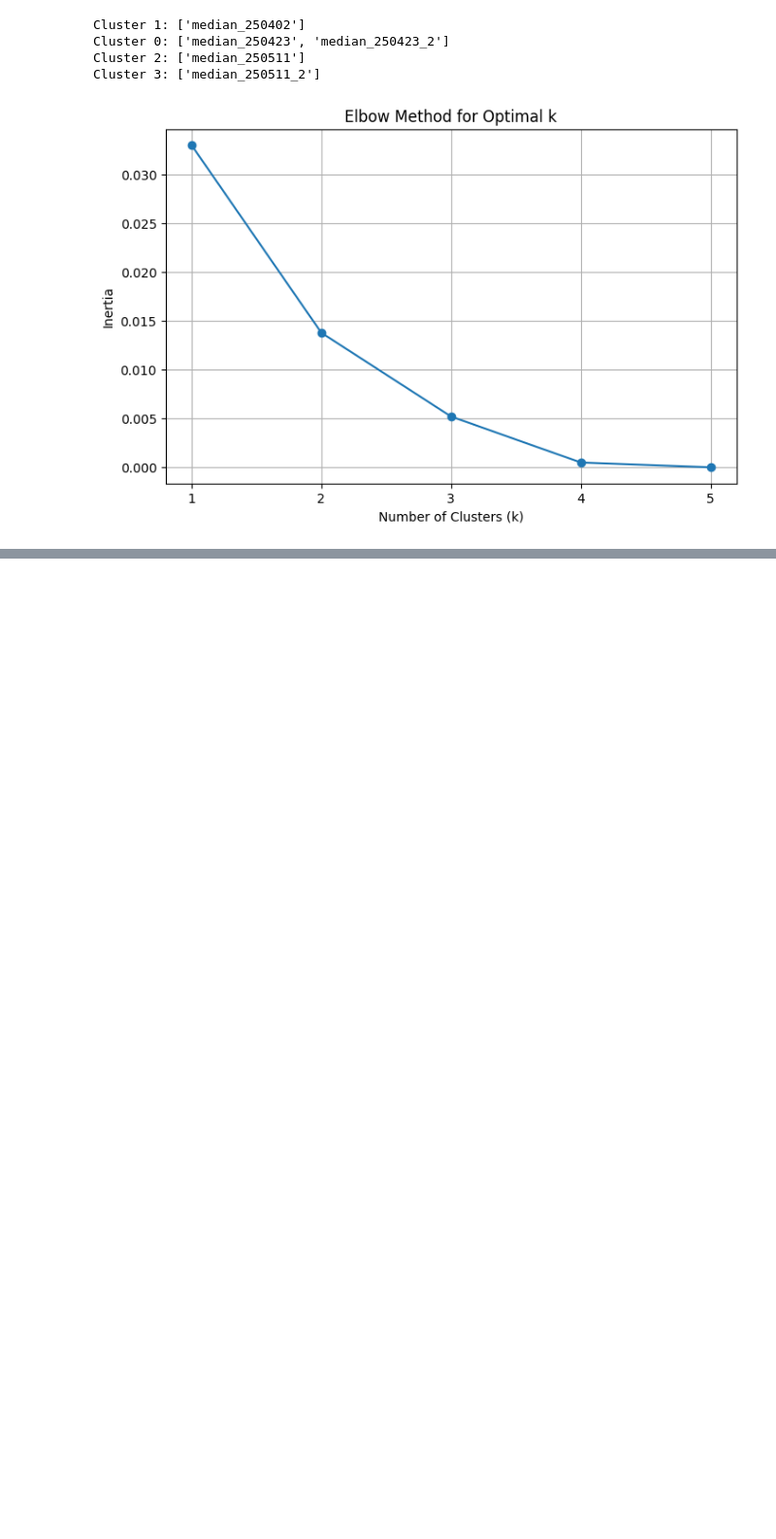
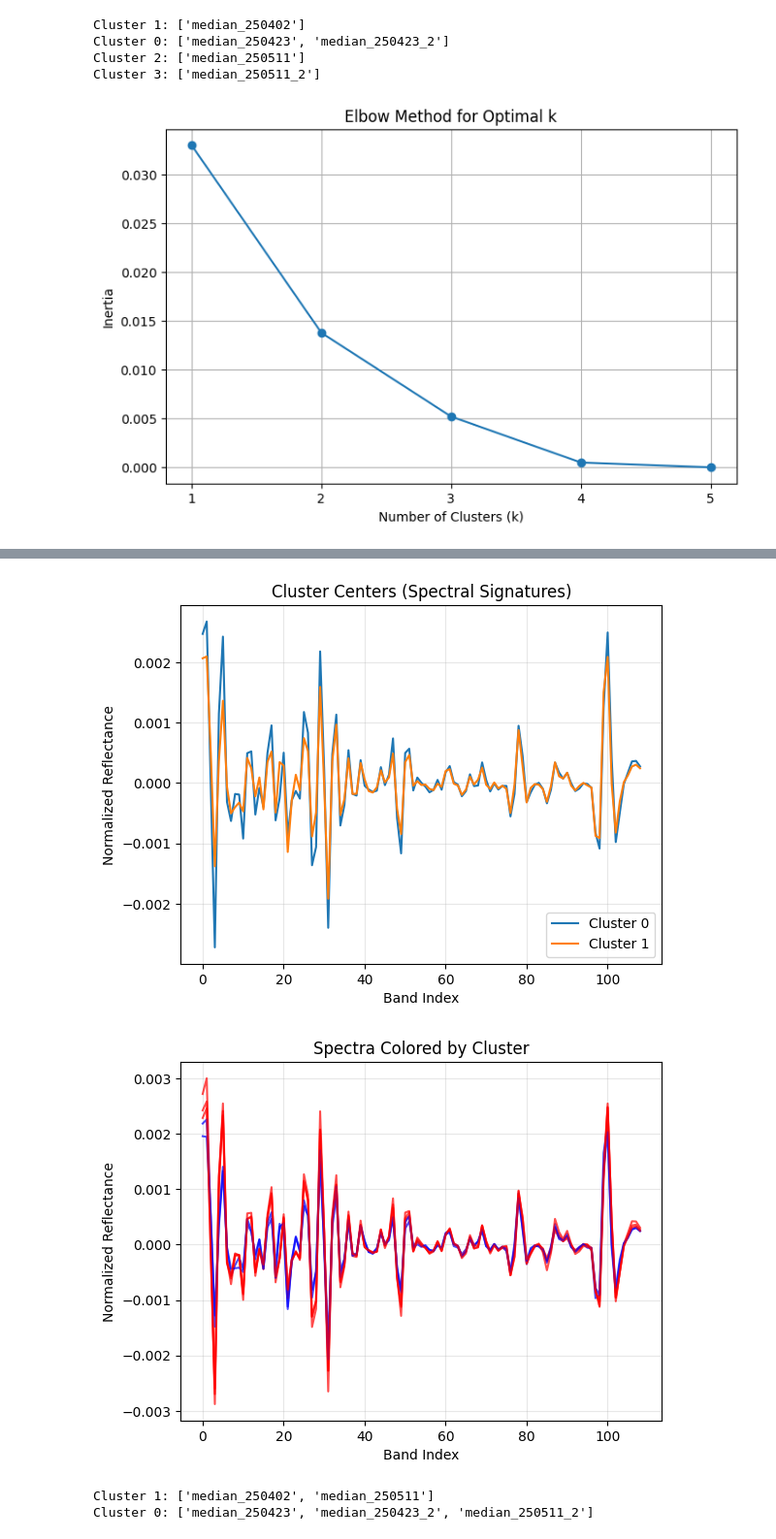
Before and after one commit to AnneMartheH/Vaar_2025, a Jupyter notebook: atm_c_2025.ipynb, the cells around one changed output, grey strips where cells are left out. Shown at 97% size. Saved outputs shown, nothing was run; the diff lists cells and outputs as text; code cells hidden in the pictures; blank space fills up the shorter version.

```diff
--- a/atm_c_2025.ipynb
+++ b/atm_c_2025.ipynb
@@ -427,0 +485,60 @@ plt.show()
+# %%
+clustering_2nd_der = [s_der_250402,
+                      s_der_250423,
+                      s_der_250423_2,
+                      #s_der_250504,
+                      s_der_250511,
+                      s_der_250511_2
+]
+
+k = 2
+
+kmeans = KMeans(n_clusters=k, random_state=42)
+#labels = kmeans.fit(normalized_clustering_data)
+labels = kmeans.fit_predict(clustering_2nd_der)
+
+for i, center in enumerate(kmeans.cluster_centers_):
+    plt.plot(center, label=f'Cluster {i}')
+plt.xlabel('Band Index')
+plt.ylabel('Normalized Reflectance')
+plt.title('Cluster Centers (Spectral Signatures)')
+plt.grid(True, alpha=0.3)
+plt.legend()
+plt.show()
+
+colors = ['red', 'blue', 'green', 'orange', 'purple', 'black', 'pink', 'cyan']
+
+# Plot each spectrum, colored by its assigned cluster
+for spectrum, label in zip(clustering_2nd_der, labels): #********************************************'
+    plt.plot(spectrum, color=colors[label], alpha=0.7)
+
+plt.xlabel('Band Index')
+plt.ylabel('Normalized Reflectance')
+plt.title('Spectra Colored by Cluster')
+plt.grid(True, alpha=0.3)
+plt.show()
+
+spectrum_names_2025 = [
+    "median_250402",
+    "median_250423",
+    "median_250423_2",
+    #"median_250504",
+    "median_250511",
+    "median_250511_2"
+]
+
+# Dictionary to hold spectra grouped by cluster
+clusters = defaultdict(list)
+
+# Group spectrum names by their assigned cluster
+for name, label in zip(spectrum_names_2025, labels): #*******************************************
+    clusters[label].append(name)
+
+# Print the result
+for cluster_id, names in clusters.items():
+    print(f"Cluster {cluster_id}: {names}")
+# %% [output]
+[figure, added]
+[figure, added]
+Cluster 1: ['median_250402', 'median_250511']
+Cluster 0: ['median_250423', 'median_250423_2', 'median_250511_2']
```
Also changed, not shown: parts of 7 cells of this notebook, 4 other files.
